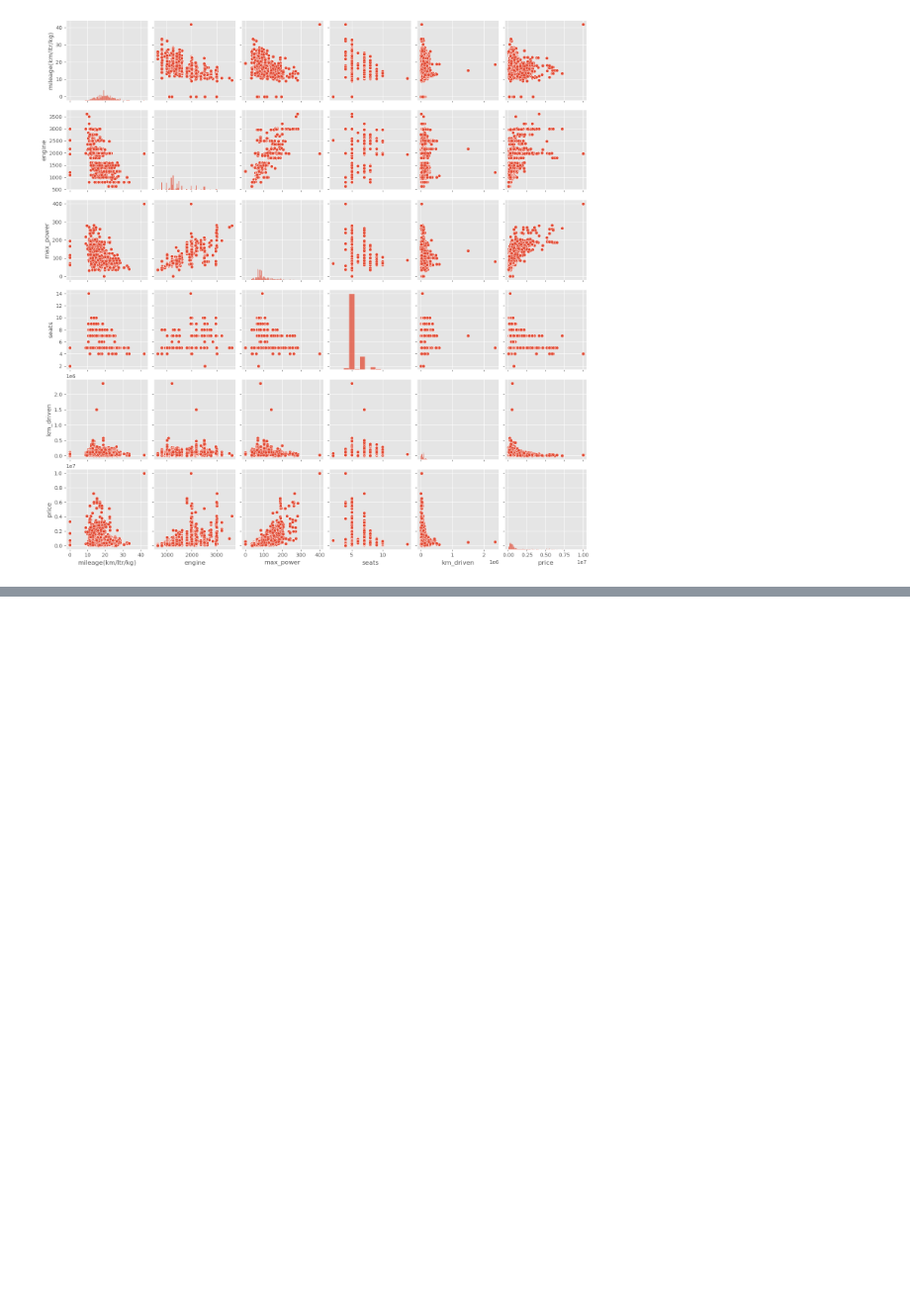
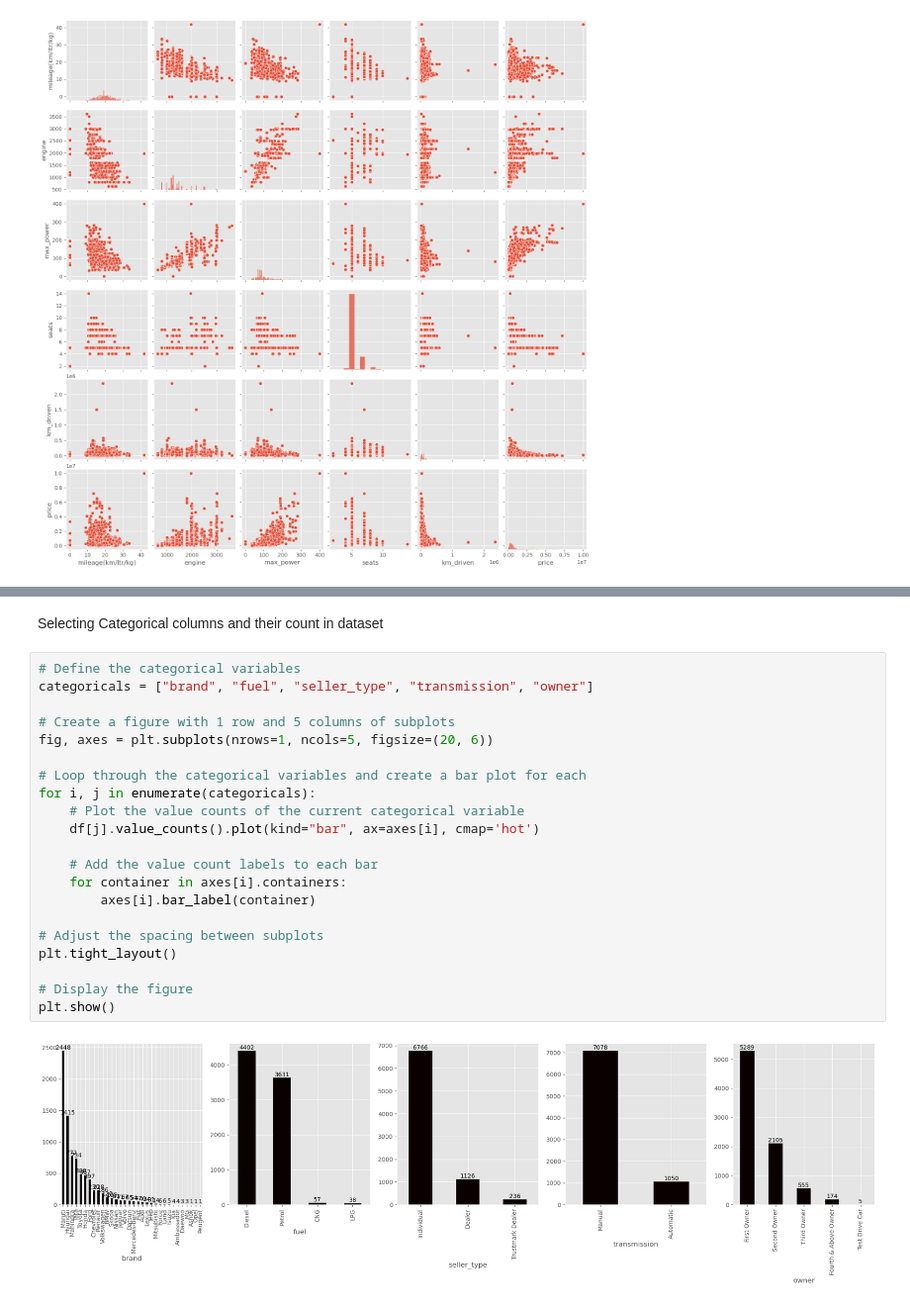
Before and after one commit to NANITH777/Car-Price-Prediction, a Jupyter notebook: car.ipynb, the cells around one changed output, grey strips where cells are left out. Shown at 99% size. Cells and saved outputs as stored; diff of their text form; blank space fills up the shorter version.

```diff
--- a/car.ipynb
+++ b/car.ipynb
@@ -302,0 +314,25 @@ plt.show()
+# %% [markdown]
+Selecting Categorical columns and their count in dataset
+# %%
+# Define the categorical variables
+categoricals = ["brand", "fuel", "seller_type", "transmission", "owner"]
+
+# Create a figure with 1 row and 5 columns of subplots
+fig, axes = plt.subplots(nrows=1, ncols=5, figsize=(20, 6))
+
+# Loop through the categorical variables and create a bar plot for each
+for i, j in enumerate(categoricals):
+    # Plot the value counts of the current categorical variable
+    df[j].value_counts().plot(kind="bar", ax=axes[i], cmap='hot')
+
+    # Add the value count labels to each bar
+    for container in axes[i].containers:
+        axes[i].bar_label(container)
+
+# Adjust the spacing between subplots
+plt.tight_layout()
+
+# Display the figure
+plt.show()
+# %% [output]
+[figure, added]
```
Also changed, not shown: parts of 2 cells of this notebook.
